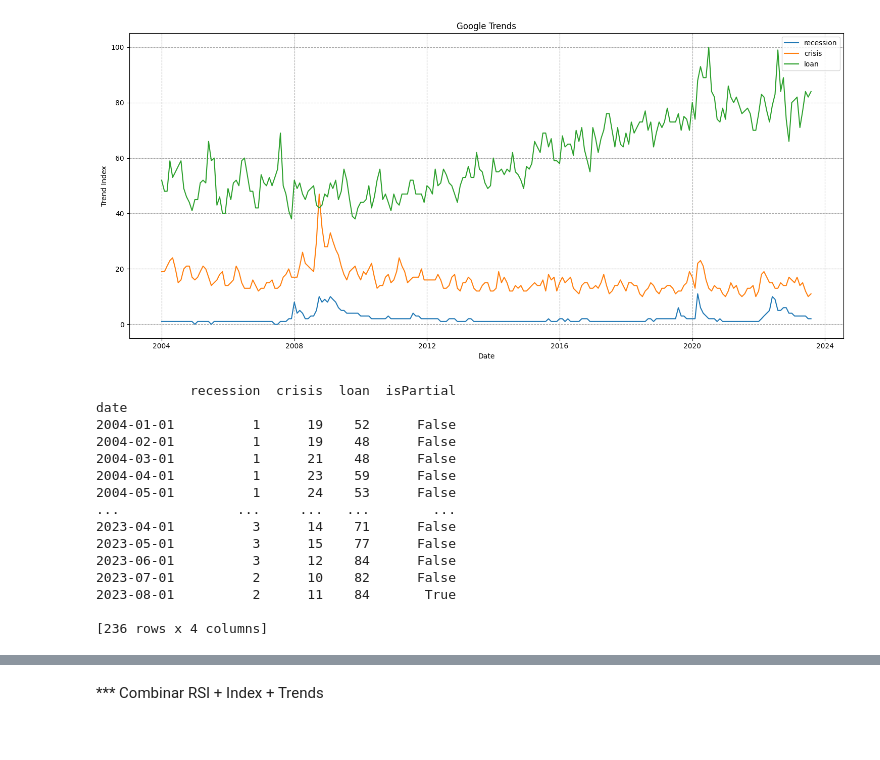
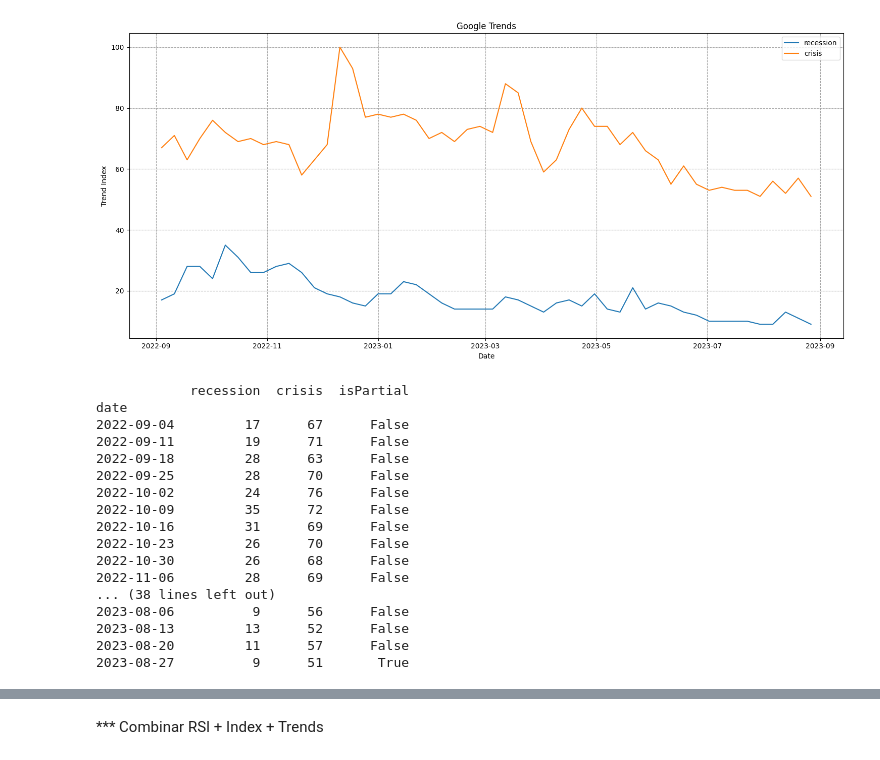
Before and after one commit to luisgdelafuente/google-trends, a Jupyter notebook: the R index.ipynb, the cells around one changed output, grey strips where cells are left out. Saved outputs shown, nothing was run; the diff lists cells and outputs as text; code cells hidden in the pictures.

```diff
--- a/the R index.ipynb
+++ b/the R index.ipynb
@@ -5,48 +5,50 @@ import matplotlib.pyplot as plt
 
 # Initialize the Google Trends object
 pytrends = TrendReq()
 
 # Set the keywords to search for
-keywords = ["recession", "crisis", "loan"]
+keywords = ["recession", "crisis"]
 
 # Set the timeframe for the search to the past 10 years
-timeframe = "all"
+timeframe = "today 12-m"
 
 # Build the payload with the keywords and timeframe
 pytrends.build_payload(kw_list=keywords, timeframe=timeframe)
 
 # Get the interest over time data for the keywords
 interest_over_time = pytrends.interest_over_time()
 
 # Plot the interest over time data
 plt.figure(figsize=(15, 7))
 for keyword in keywords:
     plt.plot(interest_over_time.index, interest_over_time[keyword], label=keyword)
 
 plt.title('Google Trends')
 plt.xlabel('Date')
 plt.ylabel('Trend Index')
 plt.legend()
 plt.grid(True, which="both", ls="--", c='0.65')
 plt.tight_layout()
 plt.show()
 
 # Print the data in table format
 print(interest_over_time)
 # %% [output]
-[figure, old version]
+[figure, new version]
-            recession  crisis  loan  isPartial
+            recession  crisis  isPartial
 date
-2004-01-01          1      19    52      False
-2004-02-01          1      19    48      False
-2004-03-01          1      21    48      False
-2004-04-01          1      23    59      False
-2004-05-01          1      24    53      False
-...               ...     ...   ...        ...
-2023-04-01          3      14    71      False
-2023-05-01          3      15    77      False
-2023-06-01          3      12    84      False
-2023-07-01          2      10    82      False
-2023-08-01          2      11    84       True
-
-[236 rows x 4 columns]
+2022-09-04         17      67      False
+2022-09-11         19      71      False
+2022-09-18         28      63      False
+2022-09-25         28      70      False
+2022-10-02         24      76      False
+2022-10-09         35      72      False
+2022-10-16         31      69      False
+2022-10-23         26      70      False
+2022-10-30         26      68      False
+2022-11-06         28      69      False
+... (38 lines left out)
+2023-08-06          9      56      False
+2023-08-13         13      52      False
+2023-08-20         11      57      False
+2023-08-27          9      51       True
```
Also changed, not shown: parts of 4 cells of this notebook, 1 other file.
